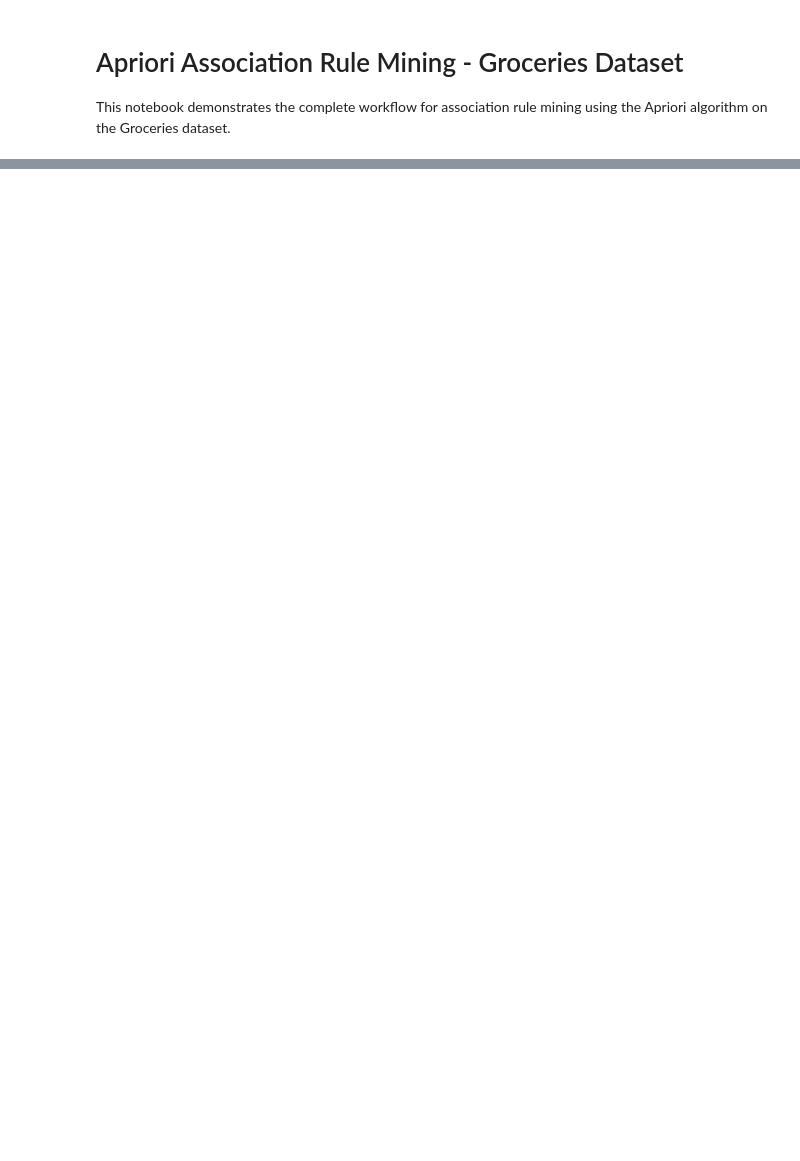
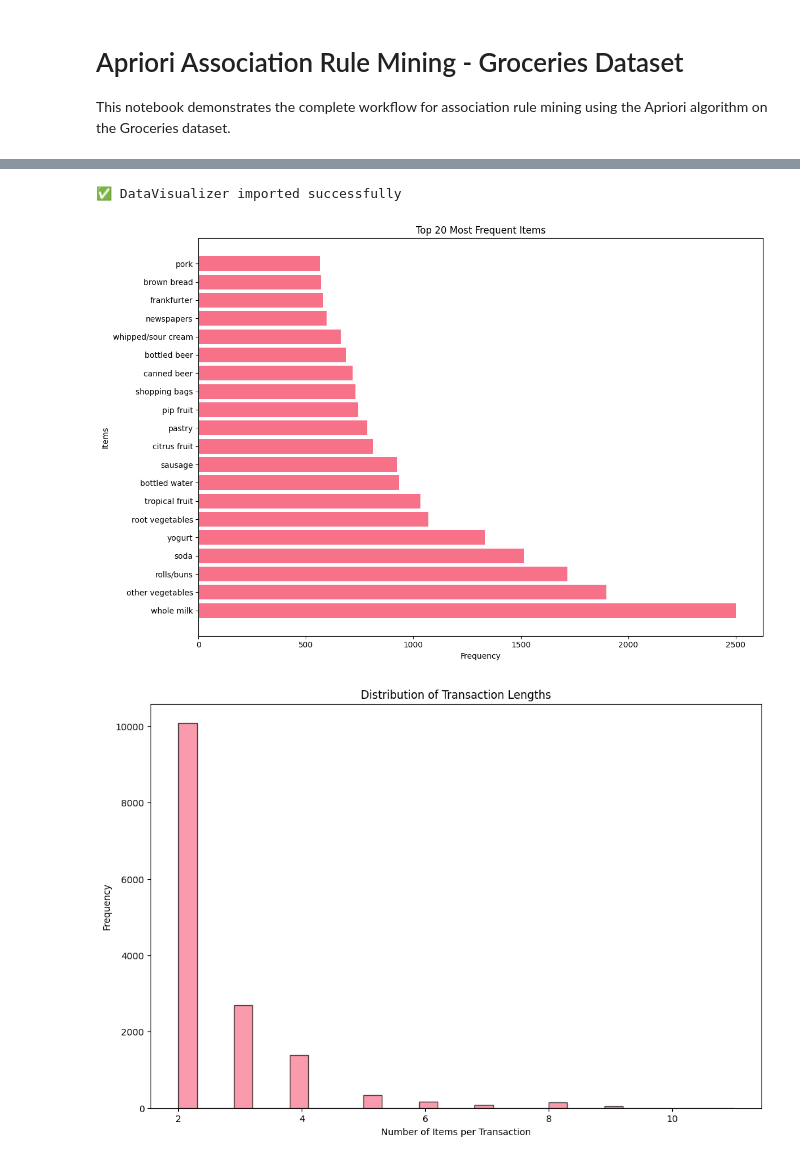
Before and after one commit to VanAnhstudents/apriori-grocery-analysis, a Jupyter notebook: notebooks/apriori_analysis.ipynb, the cells around one changed output, grey strips where cells are left out. Drawn from its saved outputs; the diff is of its cells as text; code cells hidden in the pictures; blank space fills up the shorter version.

Commit message:
Created using Colab - Complete apriori-analysis.ipynb file

```diff
--- a/notebooks/apriori_analysis.ipynb
+++ b/notebooks/apriori_analysis.ipynb
@@ -46,0 +469,12 @@ Google Drive mounted successfully
+# %%
+# Chuẩn bị transactions
+print("\n=== Preparing Transactions ===")
+transactions = preprocessor.prepare_transactions()
+
+# Phân tích patterns
+preprocessor.analyze_transaction_patterns()
+
+# Lấy các items phổ biến
+print("\n=== Most Frequent Items ===")
+item_counts = preprocessor.get_frequent_items(20)
+print(item_counts)
@@ -46,0 +499,63 @@ Google Drive mounted successfully
+# %%
+# Import visualization
+try:
+    from src.visualization import DataVisualizer
+    visualizer = DataVisualizer()
+    print("✅ DataVisualizer imported successfully")
+except:
+    print("Using fallback DataVisualizer...")
+
+    class DataVisualizer:
+        def __init__(self):
+            plt.style.use('default')
+            self.fig_size = (12, 8)
+            sns.set_palette("husl")
+
+        def plot_top_items(self, item_counts: pd.Series, top_n: int = 20):
+            fig, ax = plt.subplots(figsize=self.fig_size)
+            top_items = item_counts.head(top_n)
+            ax.barh(range(len(top_items)), top_items.values)
+            ax.set_yticks(range(len(top_items)))
+            ax.set_yticklabels(top_items.index)
+            ax.set_xlabel('Frequency')
+            ax.set_ylabel('Items')
+            ax.set_title(f'Top {top_n} Most Frequent Items')
+            plt.tight_layout()
+            return fig
+
+        def plot_transaction_length_distribution(self, transactions: List[List[str]]):
+            transaction_lengths = [len(transaction) for transaction in transactions]
+            fig, ax = plt.subplots(figsize=self.fig_size)
+            ax.hist(transaction_lengths, bins=30, edgecolor='black', alpha=0.7)
+            ax.set_xlabel('Number of Items per Transaction')
+            ax.set_ylabel('Frequency')
+            ax.set_title('Distribution of Transaction Lengths')
+            return fig
+
+        def plot_pie_chart_top_items(self, item_counts: pd.Series, top_n: int = 10):
+            fig, ax = plt.subplots(figsize=(10, 10))
+            top_items = item_counts.head(top_n)
+            ax.pie(top_items.values, labels=top_items.index, autopct='%1.1f%%', startangle=90)
+            ax.axis('equal')
+            ax.set_title(f'Top {top_n} Items Distribution')
+            return fig
+
+    visualizer = DataVisualizer()
+
+# Vẽ biểu đồ items phổ biến
+if not item_counts.empty:
+    fig1 = visualizer.plot_top_items(item_counts, 20)
+    plt.show()
+
+# Vẽ biểu đồ phân phối transaction lengths
+if transactions:
+    fig2 = visualizer.plot_transaction_length_distribution(transactions)
+    plt.show()
+
+    # Vẽ pie chart top 10 items
+    fig3 = visualizer.plot_pie_chart_top_items(item_counts, 10)
+    plt.show()
+# %% [output]
+✅ DataVisualizer imported successfully
+[figure, added]
+[figure, added]
```
Also changed, not shown: parts of 16 cells of this notebook.
